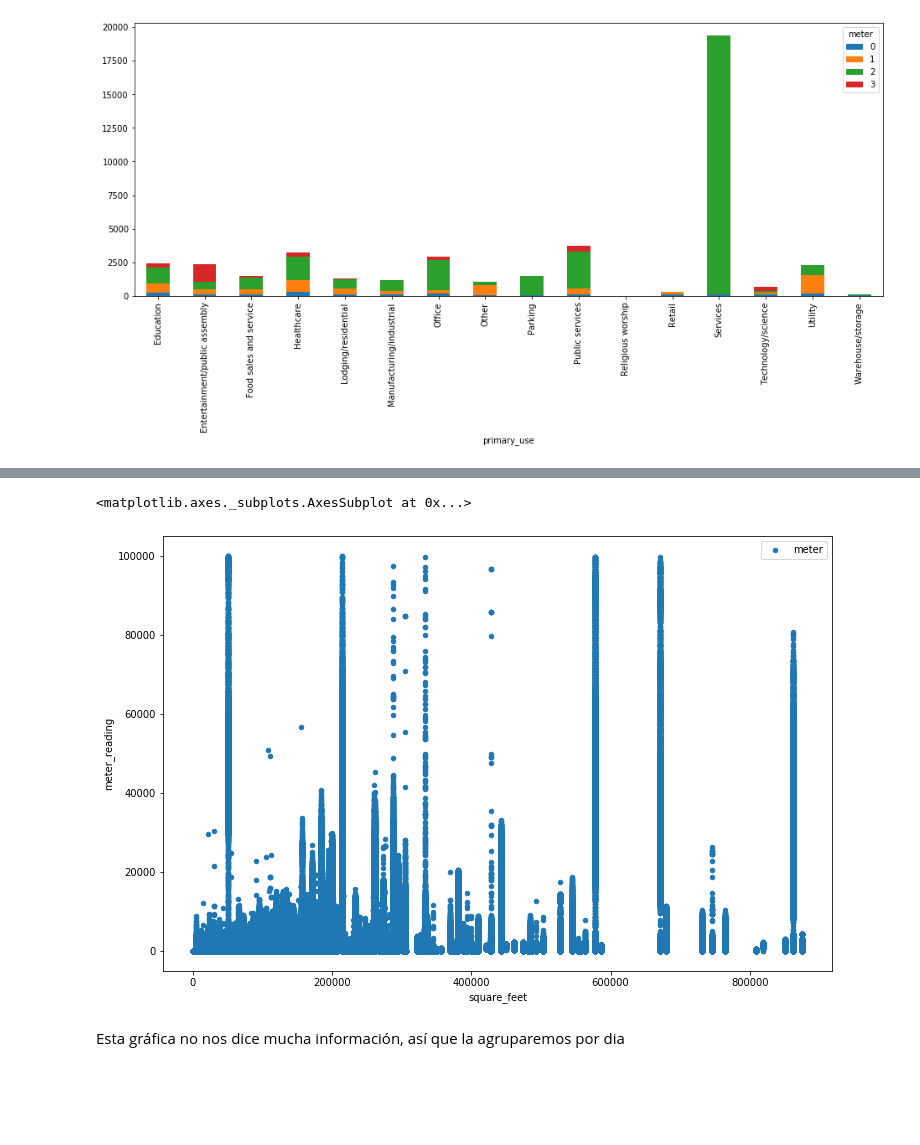
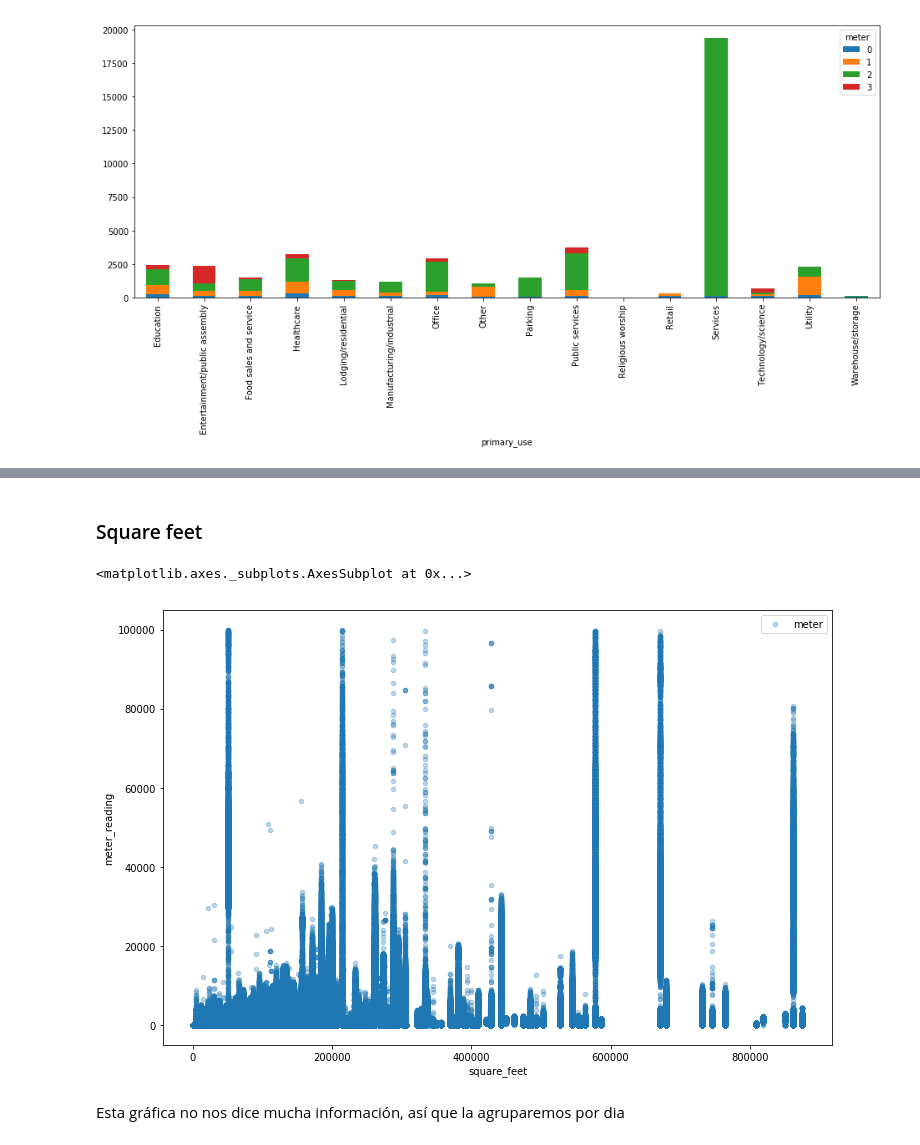
Before and after one commit to brunocgf/ASHRAE-GreatEnergyPredictorIII, a Jupyter notebook: EDA.ipynb, the cells around one changed output, grey strips where cells are left out. Saved outputs shown, nothing was run; the diff lists cells and outputs as text; code cells hidden in the pictures; blank space fills up the shorter version.

```diff
--- a/EDA.ipynb
+++ b/EDA.ipynb
@@ -270,0 +240,8 @@ Text(0.5, 1.0, 'hotwater')
+# %%
+tidy_train['hour'] = tidy_train.timestamp.dt.hour
+# %%
+tidy_train['day'] = tidy_train.timestamp.dt.normalize()
+# %%
+tidy_train['wday'] = tidy_train.timestamp.dt.dayofweek
+# %%
+tidy_train['week'] = tidy_train.timestamp.dt.weekofyear
@@ -283,7 +299,9 @@ plt.show()
+# %% [markdown]
+### Square feet
 # %%
-tidy_train.loc[:,['square_feet','meter_reading','meter']].plot.scatter(x = 'square_feet', y = 'meter_reading', label = 'meter',figsize = (12,8))
+    tidy_train.loc[:,['square_feet','meter_reading','meter']].plot.scatter(x = 'square_feet', y = 'meter_reading', label = 'meter',figsize = (12,8), alpha=0.3)
 # %% [output]
 <matplotlib.axes._subplots.AxesSubplot at 0x...>
-[figure, old version]
+[figure, new version]
 # %% [markdown]
 Esta gráfica no nos dice mucha información, así que la agruparemos por dia
```
Also changed, not shown: parts of 65 cells of this notebook.
